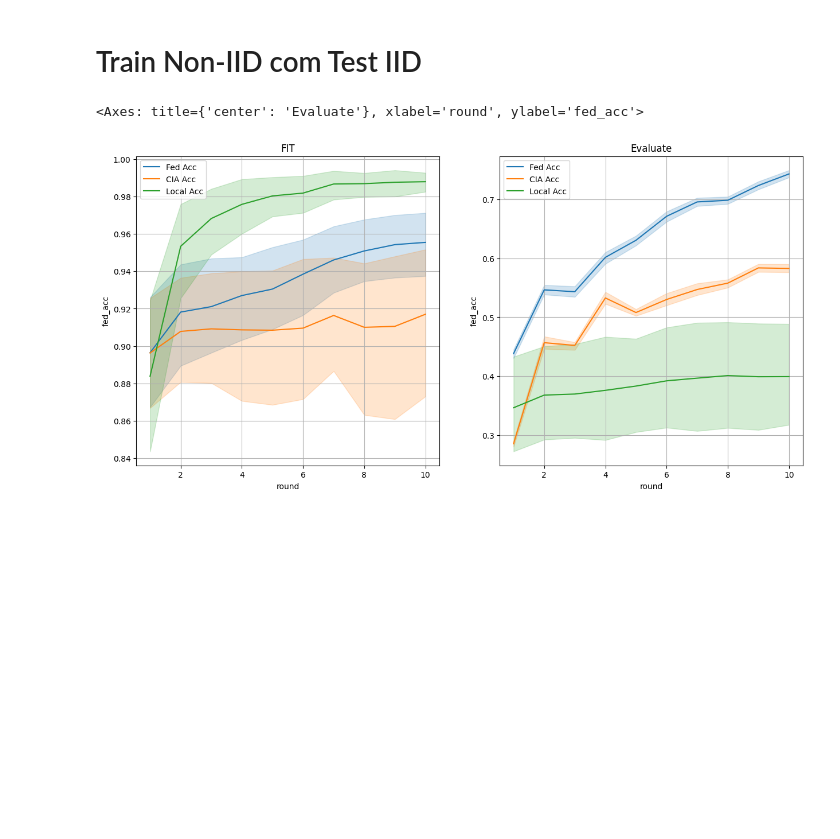
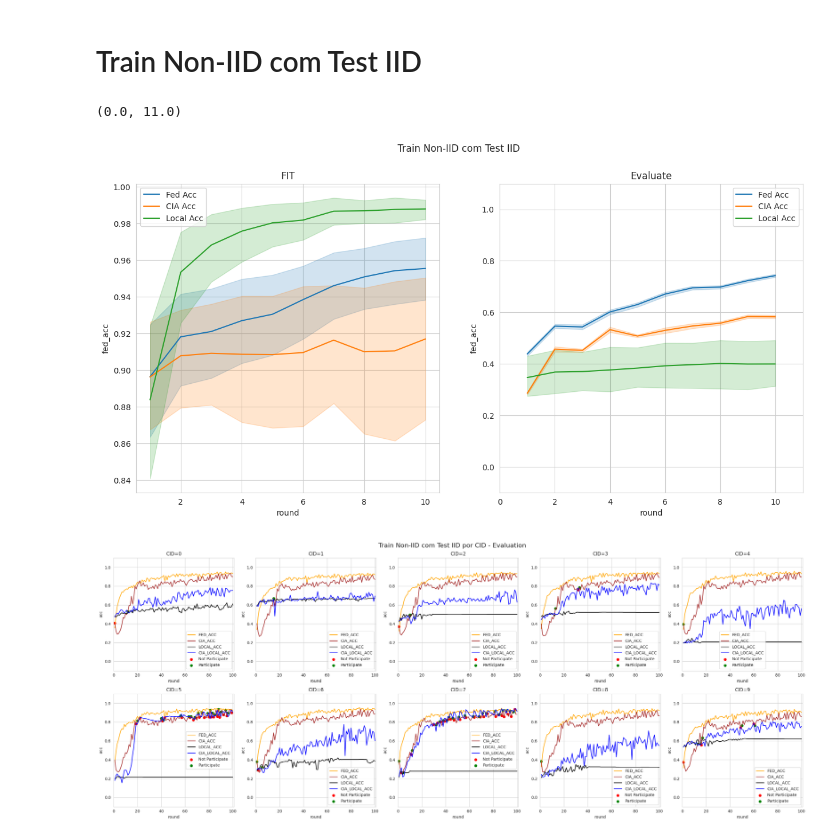
Before and after one commit to rafaeloj/LetsFed, a Jupyter notebook: plot.ipynb, the cells around one changed output. Saved outputs shown, nothing was run; the diff lists cells and outputs as text; code cells hidden in the pictures; blank space fills up the shorter version.

```diff
--- a/plot.ipynb
+++ b/plot.ipynb
@@ -199,14 +190,14 @@ sns.lineplot(x='round', y='local_acc', data=df_test, ax=ax[1], label='Local Acc'
 # %% [markdown]
 # Train Non-IID com Test IID
 # %%
-df_train = pd.read_csv('all-cases/train.csv', names=['cid', 'fed_acc', 'cia_acc', 'local_acc', "participate", 'round'])
-df_test  = pd.read_csv('all-cases/eval.csv', names=['cid', 'fed_acc', 'cia_acc', 'local_acc', "participate", 'round'])
+df_train = pd.read_csv('all-cases/train.csv', names=['cid', 'fed_acc',"cia_acc", 'local_acc', "participate", 'round'])
+df_test  = pd.read_csv('all-cases/eval.csv', names=['cid', 'fed_acc',"cia_acc", 'local_acc', "participate", 'round'])
 
 # df_train['round'] = df_train.index//10
 # df_test['round']  = df_test.index//10
 
 fig, ax = plt.subplots(1, 2, figsize=(15, 7))
-
+plt.suptitle("Train Non-IID com Test IID")
 ax[0].set_title("FIT")
 ax[1].set_title("Evaluate")
 
@@ -219,6 +210,47 @@ sns.lineplot(x='round', y='local_acc', data=df_train, ax=ax[0], label='Local Acc
 sns.lineplot(x='round', y='fed_acc', data=df_test, ax=ax[1], label='Fed Acc')
 sns.lineplot(x='round', y='cia_acc', data=df_test, ax=ax[1], label='CIA Acc')
 sns.lineplot(x='round', y='local_acc', data=df_test, ax=ax[1], label='Local Acc')
+plt.ylim(-0.1, 1.1)
+plt.xlim(df_train.min()['round']-1, df_train.max()['round']+1)
 # %% [output]
-<Axes: title={'center': 'Evaluate'}, xlabel='round', ylabel='fed_acc'>
+(0.0, 11.0)
-[figure, old version]
+[figure, new version]
+# %%
+# ROUNDS
+
+# df_train_ec = pd.read_csv('logs/train_ec.csv', names=['cid', 'fed_acc', 'local_acc','cia_acc',"participate", 'round'])
+# df_train_nec = pd.read_csv('logs/train_nec.csv', names=['cid', 'fed_acc', 'local_acc','cia_acc',"participate", 'round'])
+# df_train = pd.concat([df_train_ec, df_train_nec])
+df_test  = pd.read_csv('logs/eval.csv', names=['cid', 'fed_acc', 'local_acc','cia_acc','cia_local',"participate", 'round'])
+df_engagement = pd.read_csv('logs/engagement.csv', names=['cid', 'round', 'change'])
+merge_data = pd.merge(df_test, df_engagement, how='outer', left_on=['cid', 'round'], right_on=['cid', 'round'])
+# merge_data
+# df_train.shape
+values = []
+fig, axes = plt.subplots(2,5, figsize=(25,10))
+
+clients = 10
+for i in range(clients):
+    k = i//5
+    l = i%5
+    client_data = merge_data.loc[merge_data['cid'] ==i]
+    axes[k][l].plot(client_data['round'], client_data['fed_acc'], label="FED_ACC", c='orange')
+    axes[k][l].plot(client_data['round'], client_data['cia_acc'], label="CIA_ACC", c='brown')
+    axes[k][l].plot(client_data['round'], client_data['local_acc'], label="LOCAL_ACC", c='black')
+    axes[k][l].plot(client_data['round'], client_data['cia_local'], label="CIA_LOCAL_ACC", c='blue')
+    is_change = client_data.loc[client_data['change'] == 1]
+    if is_change.shape[0] > 0:
+        data_true = is_change.loc[is_change['participate'] == True]
+        data_false = is_change.loc[is_change['participate'] == False]
+        axes[k][l].scatter(data_true['round'], data_true['cia_acc'], label="Not Participate", c='red')
+        axes[k][l].scatter(data_false['round'], data_false['cia_acc'], label="Participate", c='green')
+    axes[k][l].set_xlabel("round")
+    axes[k][l].set_ylabel('acc')
+    axes[k][l].set_xlim((int(merge_data.min()['round'])-1, int(merge_data.max()['round'])+1))
+    axes[k][l].set_ylim(-0.1, 1.1)
+    axes[k][l].set_title(f"CID={i}")
+    axes[k][l].legend()
+fig.suptitle('Train Non-IID com Test IID por CID - Evaluation', fontsize=16)
+fig.tight_layout()
+# %% [output]
+[figure, added]
```
Also changed, not shown: parts of 17 cells of this notebook, 27 other files.
